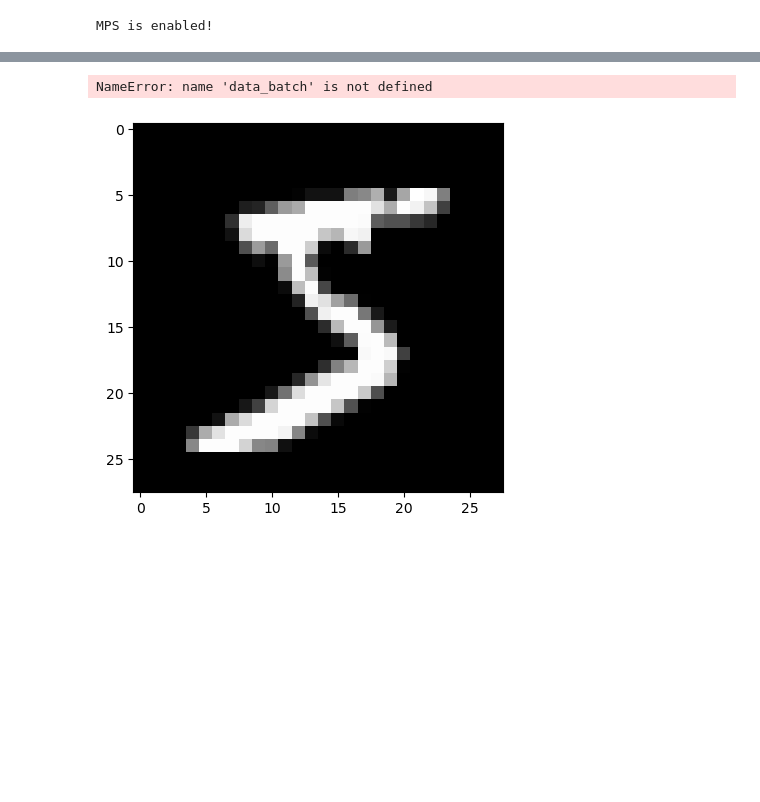
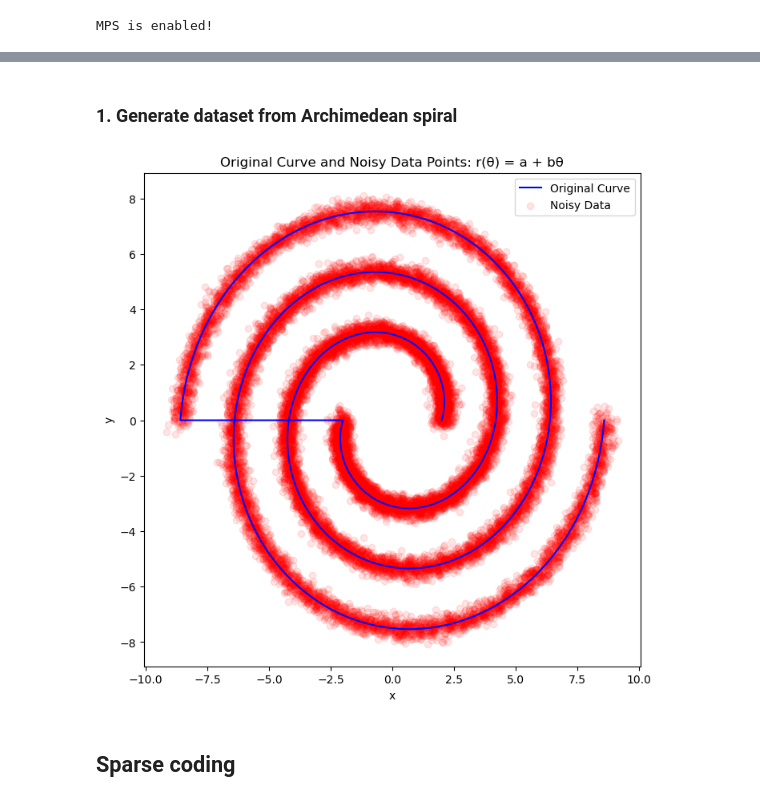
Before and after one commit to derek1909/SignalSpace-WarmUp, a Jupyter notebook: warmup.ipynb, the cells around one changed output, grey strips where cells are left out. Cells and saved outputs as stored; diff of their text form; code cells hidden in the pictures; blank space fills up the shorter version.

Commit message:
generate dataset from Archimedean spiral

```diff
--- a/warmup.ipynb
+++ b/warmup.ipynb
@@ -75,18 +21,8 @@ patches.shape =  torch.Size([576, 1, 5, 5])
-# %%
-# Initialize model and optimizer
-model = SparseCodingModel(input_dim=25, code_dim=10)
-optimizer = optim.Adam(model.parameters(), lr=0.001)
-
-# Training loop
-for epoch in range(10):
-    for image in training_data:
-        plt.imshow(image[0].squeeze(), cmap="gray")
-        optimizer.zero_grad()
-        sparse_codes, reconstruction = model(data_batch)
-        loss = model.loss(data_batch, sparse_codes, reconstruction)
-        loss.backward()
-        optimizer.step()
-    print(f"Epoch {epoch+1}, Loss: {loss.item()}")
-# %% [output]
-NameError: name 'data_batch' is not defined
-[figure, removed]
+# %% [markdown]
+### 1. Generate dataset from Archimedean spiral
+# %%
+dataset = GenerateDataset()
+# %% [output]
+[figure, added]
+# %% [markdown]
+## Sparse coding
```
Also changed, not shown: parts of 6 cells of this notebook, 1 other file.
